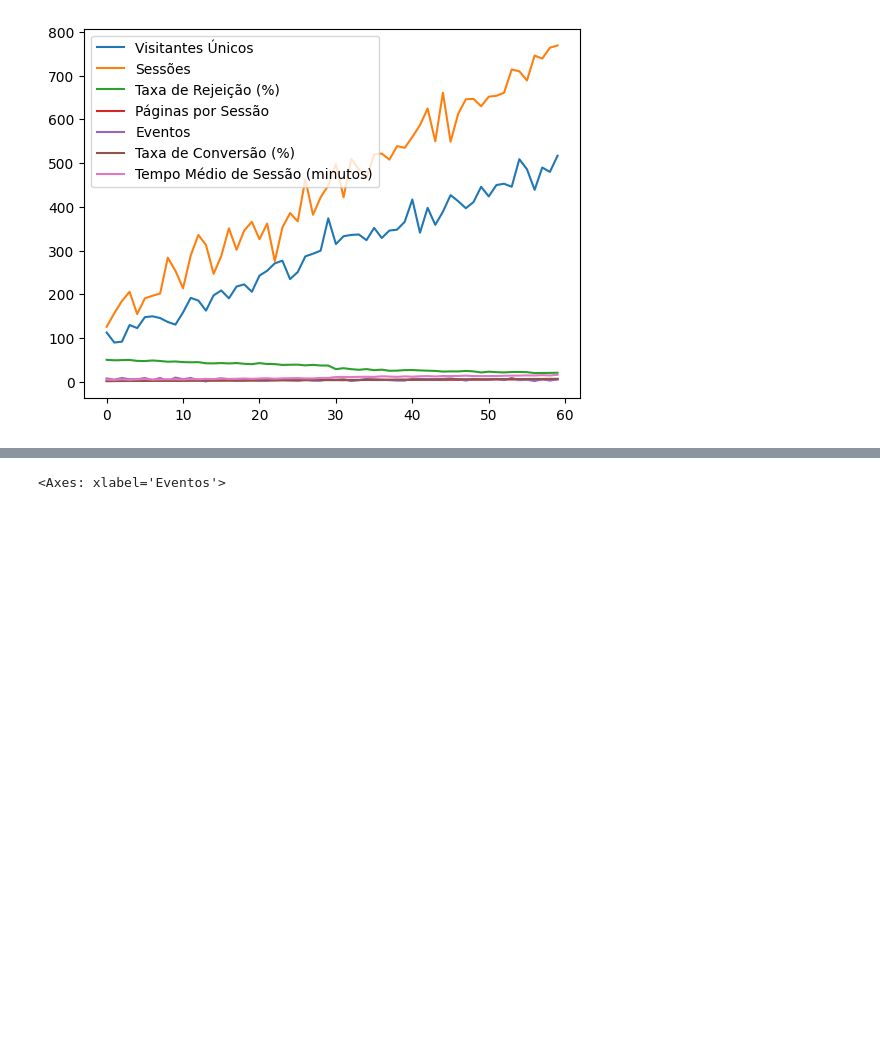
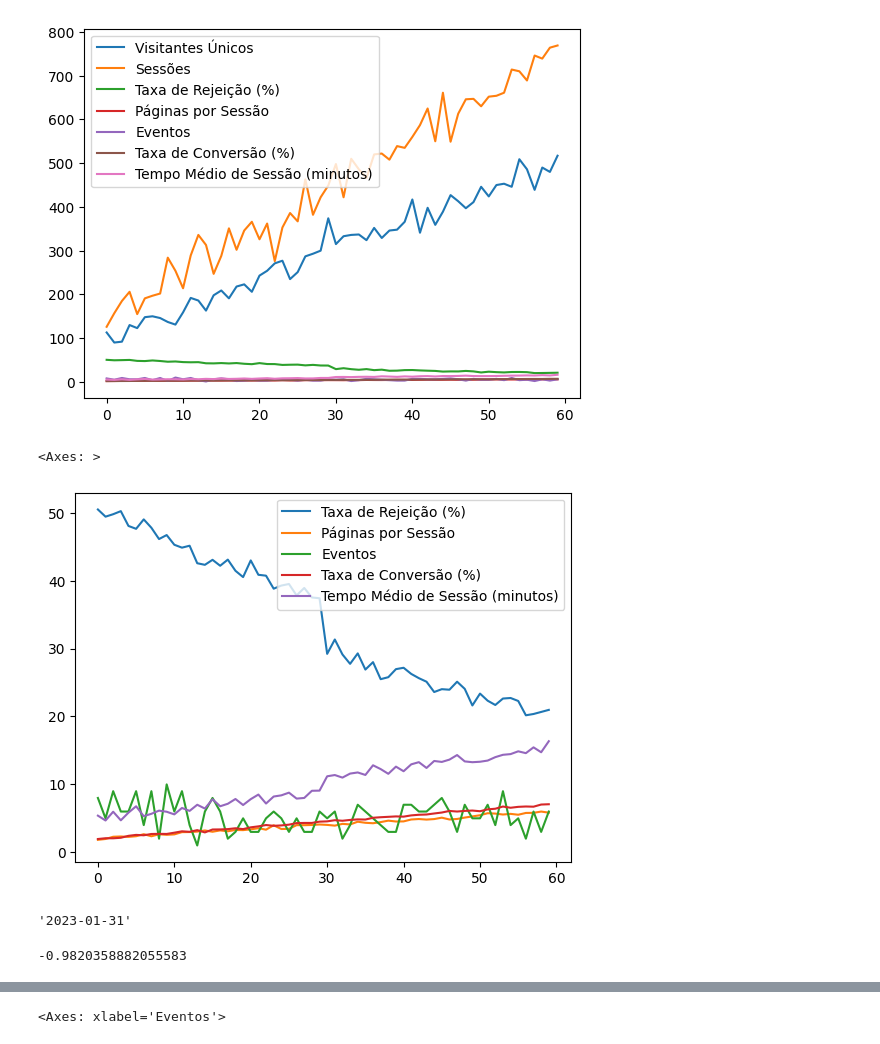
Before and after one commit to VitorMoura01/SI10-Prova1, a Jupyter notebook: ITL_SI10_2024_Prova_P1_Espec.ipynb, the cells around one changed output, grey strips where cells are left out. Drawn from its saved outputs; the diff is of its cells as text; code cells hidden in the pictures; blank space fills up the shorter version.

```diff
--- a/ITL_SI10_2024_Prova_P1_Espec.ipynb
+++ b/ITL_SI10_2024_Prova_P1_Espec.ipynb
@@ -117,3 +127,18 @@ df.plot()
 # %% [output]
 <Axes: >
 [figure]
+# %%
+df2 = df.drop(columns=['Sessões', 'Visitantes Únicos'])
+df2.plot()
+# %% [output]
+<Axes: >
+[figure, added]
+# %%
+df['Data'].iloc[30]
+# %% [output]
+'2023-01-31'
+# %%
+#quanto do tempo médio por sessão 'justifica' a taxa de rejeição
+df['Tempo Médio de Sessão (minutos)'].corr(df['Taxa de Rejeição (%)'])
+# %% [output]
+-0.9820358882055583
```
Also changed, not shown: parts of 13 cells of this notebook.
